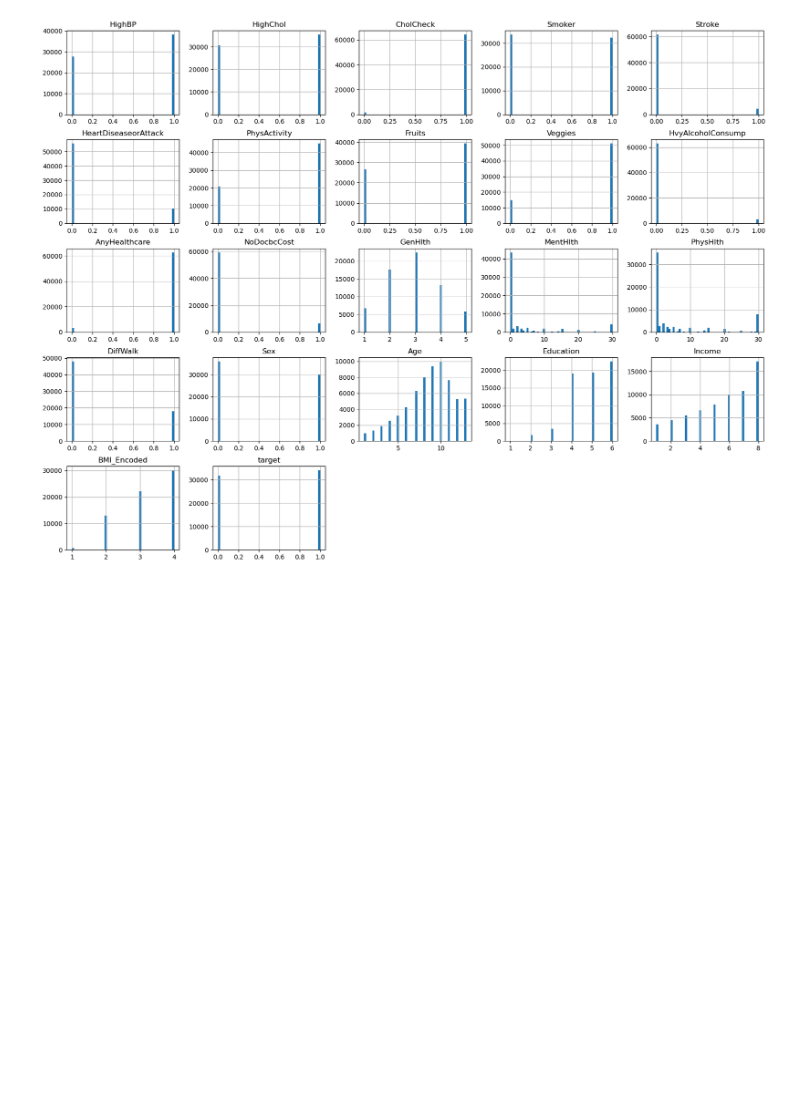
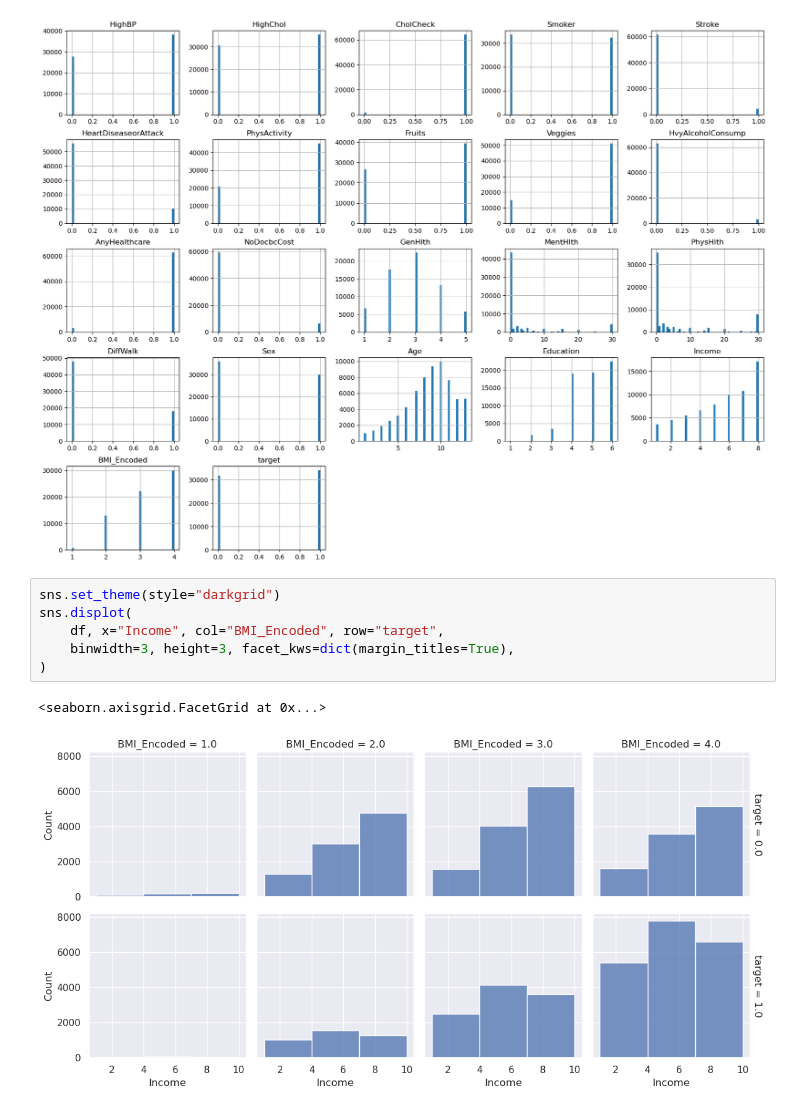
Before and after one commit to ML-Summer/model_grid_search, a Jupyter notebook: model-grid-search.ipynb, the cells around one changed output. Cells and saved outputs as stored; diff of their text form; blank space fills up the shorter version.

Commit message:
Kaggle Notebook | model_grid_search | Version 29

```diff
--- a/model-grid-search.ipynb
+++ b/model-grid-search.ipynb
@@ -292,3 +302,12 @@ df.hist(bins=50, figsize=(20,15))
 plt.show()
 # %% [output]
 [figure]
+# %%
+sns.set_theme(style="darkgrid")
+sns.displot(
+    df, x="Income", col="BMI_Encoded", row="target",
+    binwidth=3, height=3, facet_kws=dict(margin_titles=True),
+)
+# %% [output]
+<seaborn.axisgrid.FacetGrid at 0x...>
+[figure, added]
```
Also changed, not shown: parts of 5 cells of this notebook.
